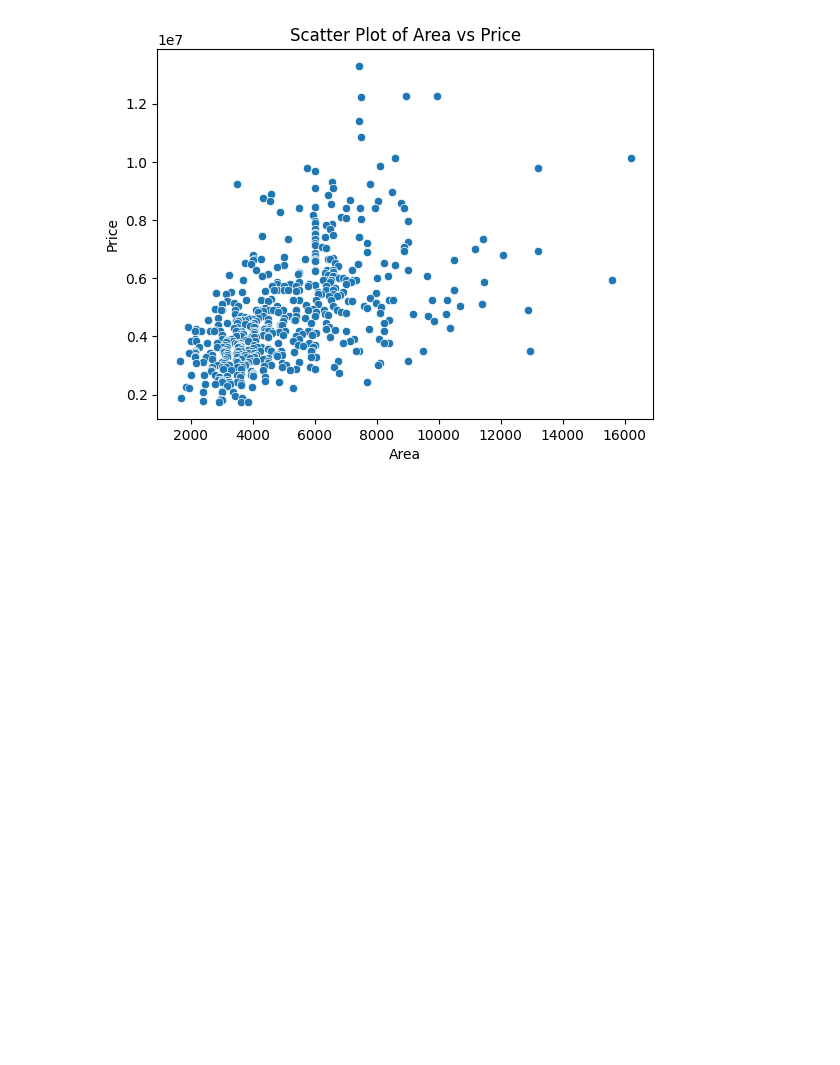
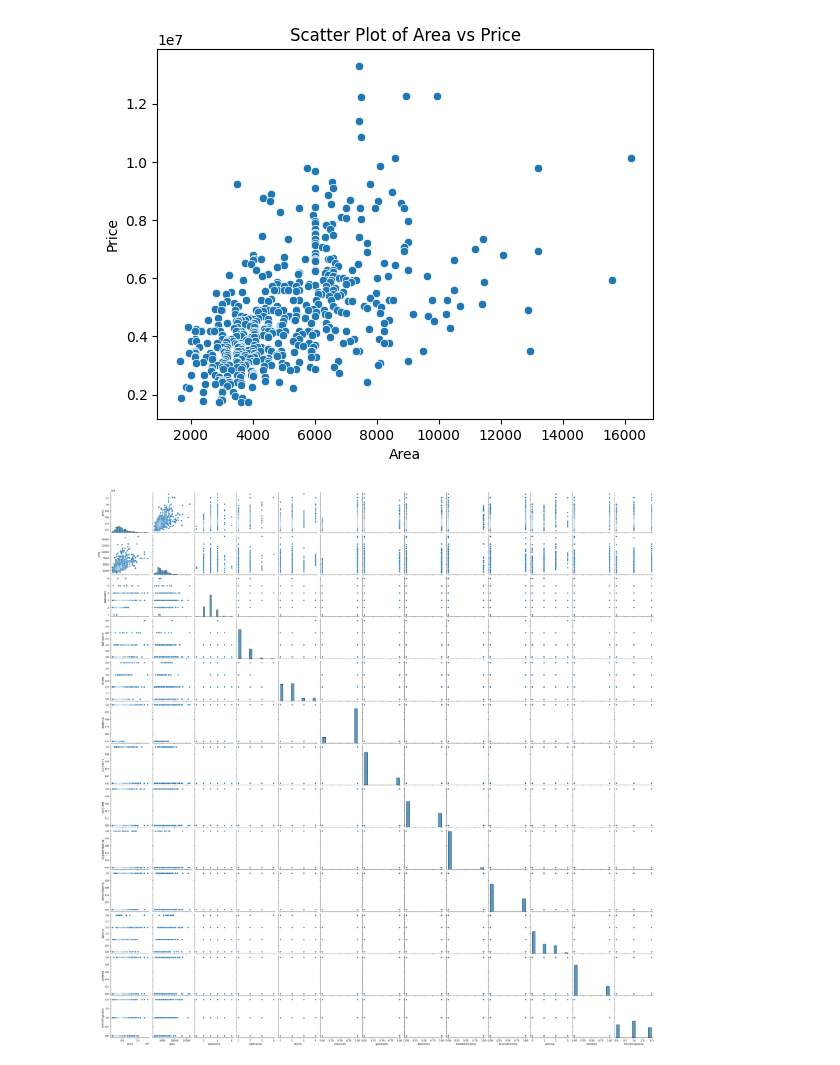
Before and after one commit to s4bih/machine-learning, a Jupyter notebook: harga_rumah.ipynb, the cells around one changed output. Cells and saved outputs as stored; diff of their text form; code cells hidden in the pictures; blank space fills up the shorter version.

```diff
--- a/harga_rumah.ipynb
+++ b/harga_rumah.ipynb
@@ -205,3 +205,10 @@ plt.title('Scatter Plot of Area vs Price')
 plt.show()
 # %% [output]
 [figure]
+# %%
+#pair plot for numeric var
+
+sns.pairplot(data)
+plt.show()
+# %% [output]
+[figure, added]
```
Also changed, not shown: parts of 13 cells of this notebook.
